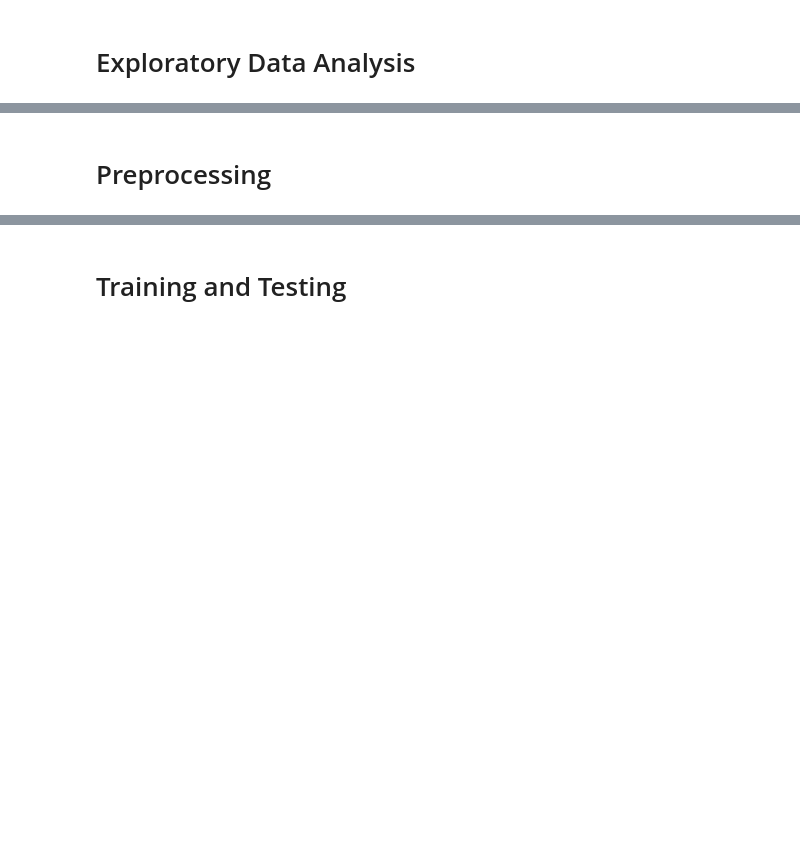
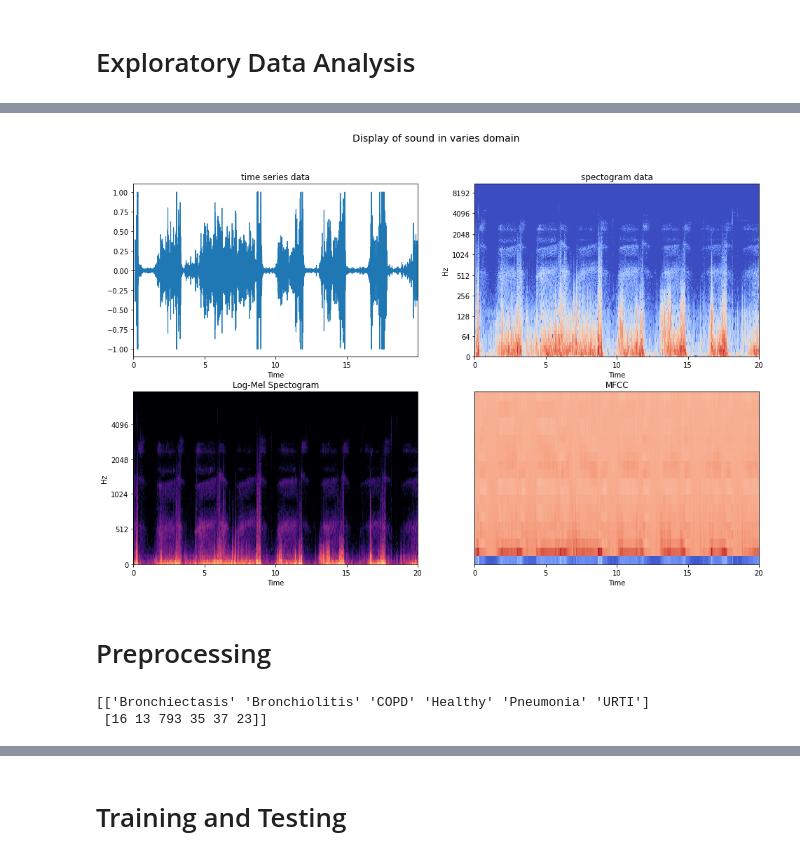
Before and after one commit to DaffRazan/Lunion, a Jupyter notebook: Machine Learning/Deep Learning pendeteksi penyakit paru.ipynb, the cells around one changed output, grey strips where cells are left out. Saved outputs shown, nothing was run; the diff lists cells and outputs as text; code cells hidden in the pictures; blank space fills up the shorter version.

```diff
--- a/Machine Learning/Deep Learning pendeteksi penyakit paru.ipynb
+++ b/Machine Learning/Deep Learning pendeteksi penyakit paru.ipynb
@@ -117,0 +222,4 @@ file_label_df = pd.DataFrame(data = {'filename':filename_list, 'no label':no_lab
+# %%
+audio_path = '/content/files/respiratory_sound_database/Respiratory_Sound_Database/audio_and_txt_files/'
+i = 2
+sound_filename = audio_path + file_label_df['filename'][i] + '.wav'
@@ -118,2 +231,43 @@ file_label_df = pd.DataFrame(data = {'filename':filename_list, 'no label':no_lab
+# %%
+# Displaying sound data
+"""
+  time series : amplitude of sound is varied in time domain (1D)
+  spectogram : amplitude of sound is varied in time and frequency domain (2D)
+"""
+# time series data
+x, sr = librosa.load(sound_filename) # x : time series data, sr : sample rate
+
+# Spectogram data
+X = librosa.stft(x)
+Xdb = librosa.amplitude_to_db(abs(X))
+
+# Log-mel spectogram
+mel = librosa.feature.melspectrogram(y=x, sr=sr, n_mels=128, fmax=8000)
+log_mel = librosa.power_to_db(mel, ref=np.max)
+
+# Mel-Frequency Cepstral Coefficient (MFCC)
+mfccs = librosa.feature.mfcc(x, sr=sr)
+
+fig, ax = plt.subplots(nrows=2, ncols=2, figsize=(16, 10))
+
+librosa.display.waveplot(y=x, sr=sr, ax=ax[0, 0])
+ax[0, 0].set(title='time series data')
+
+librosa.display.specshow(Xdb, x_axis='time',
+                         y_axis='log', sr=sr, ax=ax[0, 1])
+ax[0, 1].set(title='spectogram data')
+
+librosa.display.specshow(log_mel, x_axis='time',
+                         y_axis='mel', sr=sr,
+                         fmax=8000, ax=ax[1, 0])
+ax[1, 0].set(title='Log-Mel Spectogram')
+
+
+librosa.display.specshow(mfccs, sr=sr, x_axis='time', ax=ax[1, 1])
+ax[1, 1].set(title='MFCC')
+
+plt.suptitle("Display of sound in varies domain", fontsize=14);
+# %% [output]
+[figure, added]
 # %% [markdown]
 # Preprocessing
@@ -119,0 +302,7 @@ file_label_df = pd.DataFrame(data = {'filename':filename_list, 'no label':no_lab
+# %%
+# print class counts
+unique_elements, counts_elements = np.unique(labels1, return_counts=True)
+print(np.asarray((unique_elements, counts_elements)))
+# %% [output]
+[['Bronchiectasis' 'Bronchiolitis' 'COPD' 'Healthy' 'Pneumonia' 'URTI']
+ [16 13 793 35 37 23]]
```
Also changed, not shown: parts of 33 cells of this notebook.
